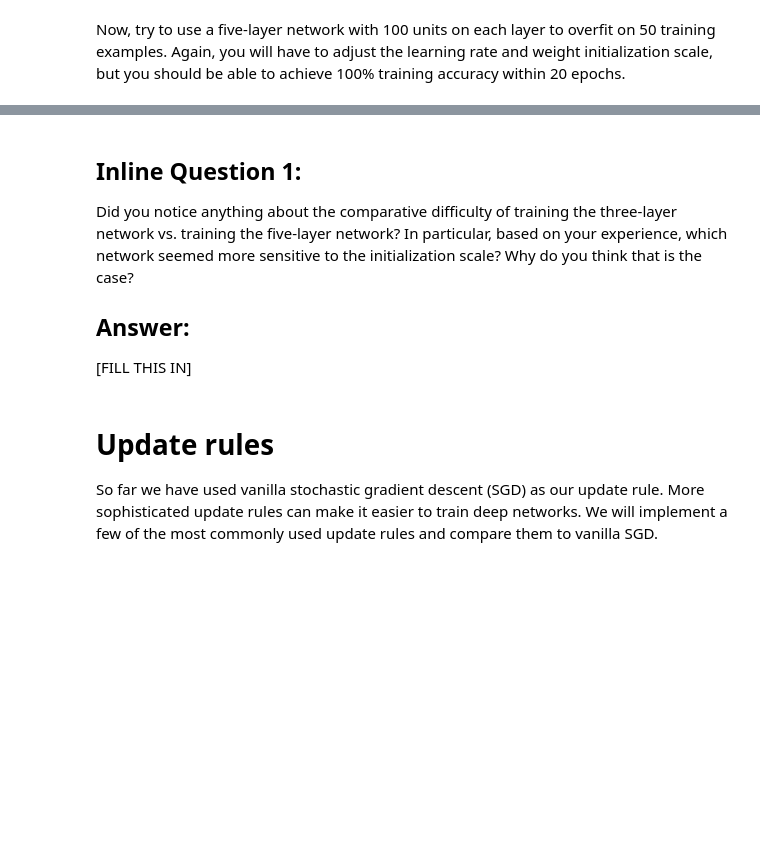
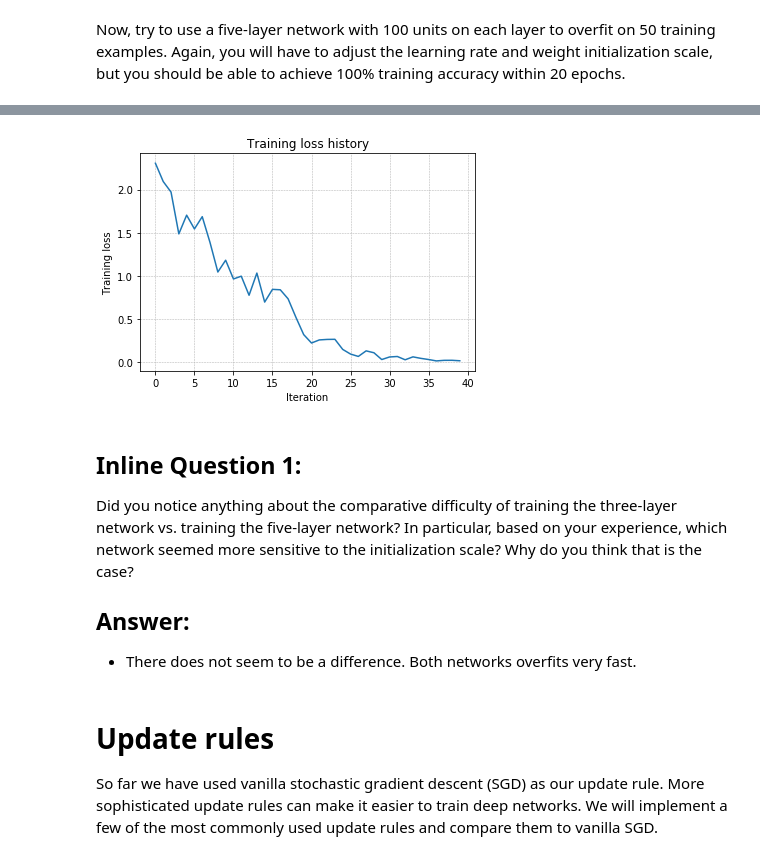
Before and after one commit to uyarahmet/COMP411, a Jupyter notebook: Assignment-2/FullyConnectedNets.ipynb, the cells around one changed output, grey strips where cells are left out. Drawn from its saved outputs; the diff is of its cells as text; code cells hidden in the pictures; blank space fills up the shorter version.

```diff
--- a/Assignment-2/FullyConnectedNets.ipynb
+++ b/Assignment-2/FullyConnectedNets.ipynb
@@ -154,8 +184,8 @@ small_data = {
   'y_val': data['y_val'],
 }
 
-learning_rate = 1e-3  # Experiment with this!
-weight_scale = 1e-1  # Experiment with this!
+learning_rate = 1e-2  # Experiment with this!
+weight_scale = 1e-2  # Experiment with this!
 model = FullyConnectedNet(
     [100, 100, 100, 100],
     weight_scale=weight_scale,
@@ -178,3 +208,4 @@ plt.xlabel('Iteration')
 plt.ylabel('Training loss')
 plt.grid(linestyle='--', linewidth=0.5)
 plt.show()
+# %% [output]
@@ -181,9 +229,10 @@ plt.show()
+[figure, added]
 # %% [markdown]
 ## Inline Question 1:
 Did you notice anything about the comparative difficulty of training the three-layer network vs. training the five-layer network? In particular, based on your experience, which network seemed more sensitive to the initialization scale? Why do you think that is the case?
 
 ## Answer:
-[FILL THIS IN]
+- There does not seem to be a difference. Both networks overfits very fast.
 # %% [markdown]
 # Update rules
 So far we have used vanilla stochastic gradient descent (SGD) as our update rule. More sophisticated update rules can make it easier to train deep networks. We will implement a few of the most commonly used update rules and compare them to vanilla SGD.
```
Also changed, not shown: parts of 9 cells of this notebook, 1 other file.
